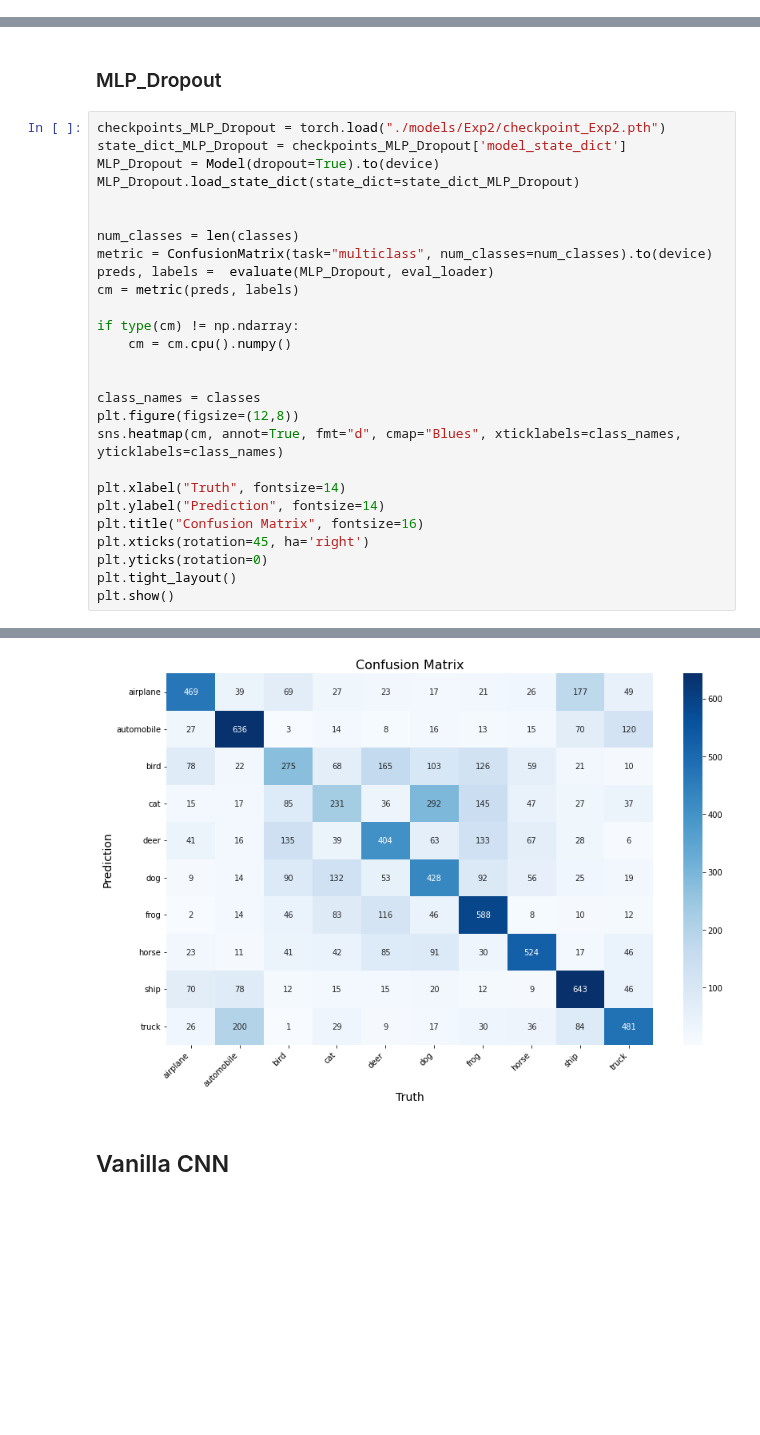
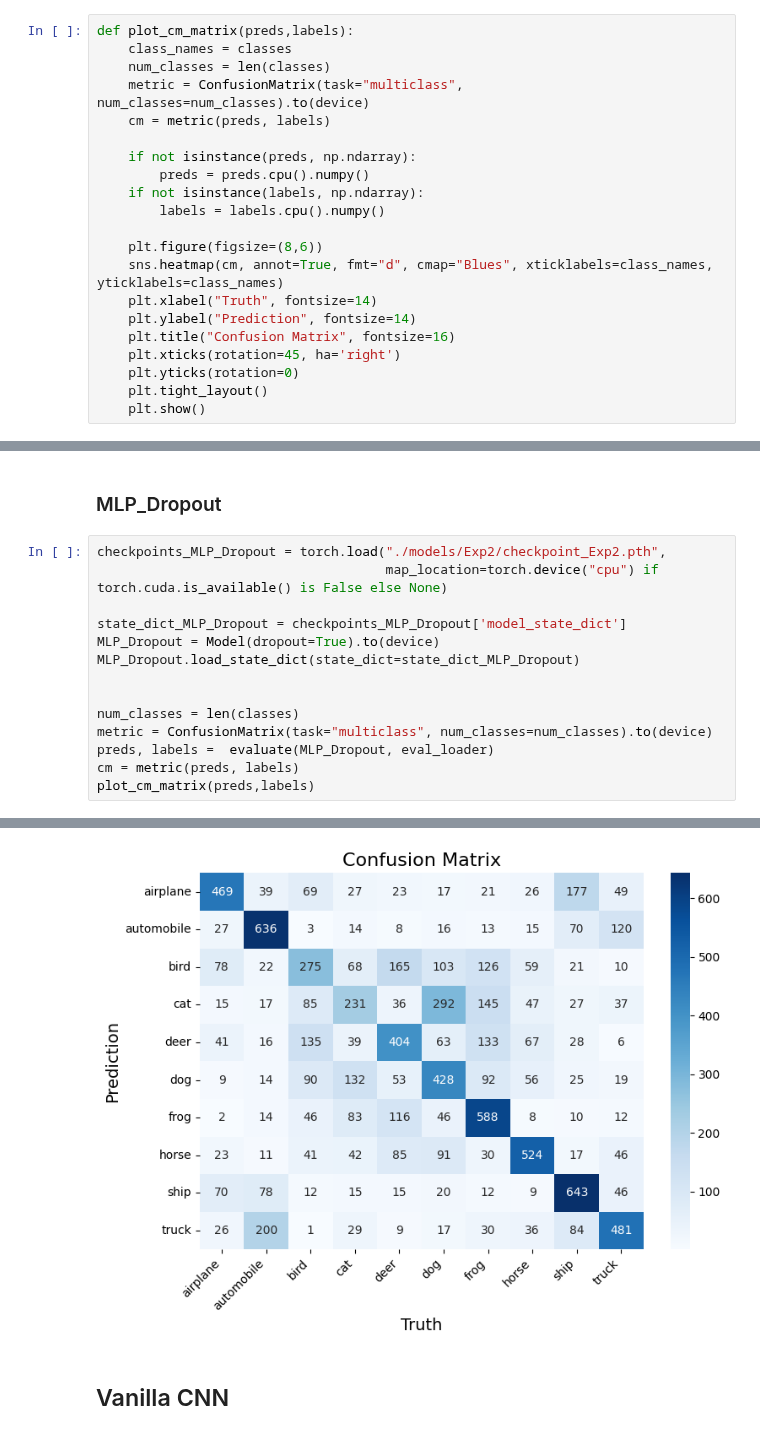
Before and after one commit to Cuda-Vision-Lab/CudaVisionSS2025, a Jupyter notebook: src/Assignment1.ipynb, the cells around one changed output, grey strips where cells are left out. Saved outputs shown, nothing was run; the diff lists cells and outputs as text; blank space fills up the shorter version.

Commit message:
Improved plot function for visulizing confusion matrix

```diff
--- a/src/Assignment1.ipynb
+++ b/src/Assignment1.ipynb
@@ -626,5 +628,26 @@ Test accuracy: 68.45%
 save(model= cnn_model_dropout, training_config= training_config)
 # %% [markdown]
 # Confusion Matrix
+# %%
+def plot_cm_matrix(preds,labels):
+    class_names = classes
+    num_classes = len(classes)
+    metric = ConfusionMatrix(task="multiclass", num_classes=num_classes).to(device)
+    cm = metric(preds, labels)
+
+    if not isinstance(preds, np.ndarray):
+        preds = preds.cpu().numpy()
+    if not isinstance(labels, np.ndarray):
+        labels = labels.cpu().numpy()
+
+    plt.figure(figsize=(8,6))
+    sns.heatmap(cm, annot=True, fmt="d", cmap="Blues", xticklabels=class_names, yticklabels=class_names)
+    plt.xlabel("Truth", fontsize=14)
+    plt.ylabel("Prediction", fontsize=14)
+    plt.title("Confusion Matrix", fontsize=16)
+    plt.xticks(rotation=45, ha='right')
+    plt.yticks(rotation=0)
+    plt.tight_layout()
+    plt.show()
 # %% [markdown]
 ### MLP_Vanilla
@@ -662,36 +667,23 @@ Test accuracy: 49.31%
 # %% [markdown]
 ### MLP_Dropout
 # %%
-checkpoints_MLP_Dropout = torch.load("./models/Exp2/checkpoint_Exp2.pth")
+checkpoints_MLP_Dropout = torch.load("./models/Exp2/checkpoint_Exp2.pth",
+                                     map_location=torch.device("cpu") if torch.cuda.is_available() is False else None)
+
 state_dict_MLP_Dropout = checkpoints_MLP_Dropout['model_state_dict']
 MLP_Dropout = Model(dropout=True).to(device)
 MLP_Dropout.load_state_dict(state_dict=state_dict_MLP_Dropout)
 
 
 num_classes = len(classes)
 metric = ConfusionMatrix(task="multiclass", num_classes=num_classes).to(device)
 preds, labels =  evaluate(MLP_Dropout, eval_loader)
 cm = metric(preds, labels)
-
-if type(cm) != np.ndarray:
-    cm = cm.cpu().numpy()
-
-
-class_names = classes
-plt.figure(figsize=(12,8))
-sns.heatmap(cm, annot=True, fmt="d", cmap="Blues", xticklabels=class_names, yticklabels=class_names)
-
-plt.xlabel("Truth", fontsize=14)
-plt.ylabel("Prediction", fontsize=14)
-plt.title("Confusion Matrix", fontsize=16)
-plt.xticks(rotation=45, ha='right')
-plt.yticks(rotation=0)
-plt.tight_layout()
-plt.show()
+plot_cm_matrix(preds,labels)
 # %% [output]
 ##### EVALUATION ... ####
 Test accuracy: 46.79%
-[figure, old version]
+[figure, new version]
 # %% [markdown]
 ## Vanilla CNN
 # %%
```
Also changed, not shown: parts of 6 cells of this notebook.
